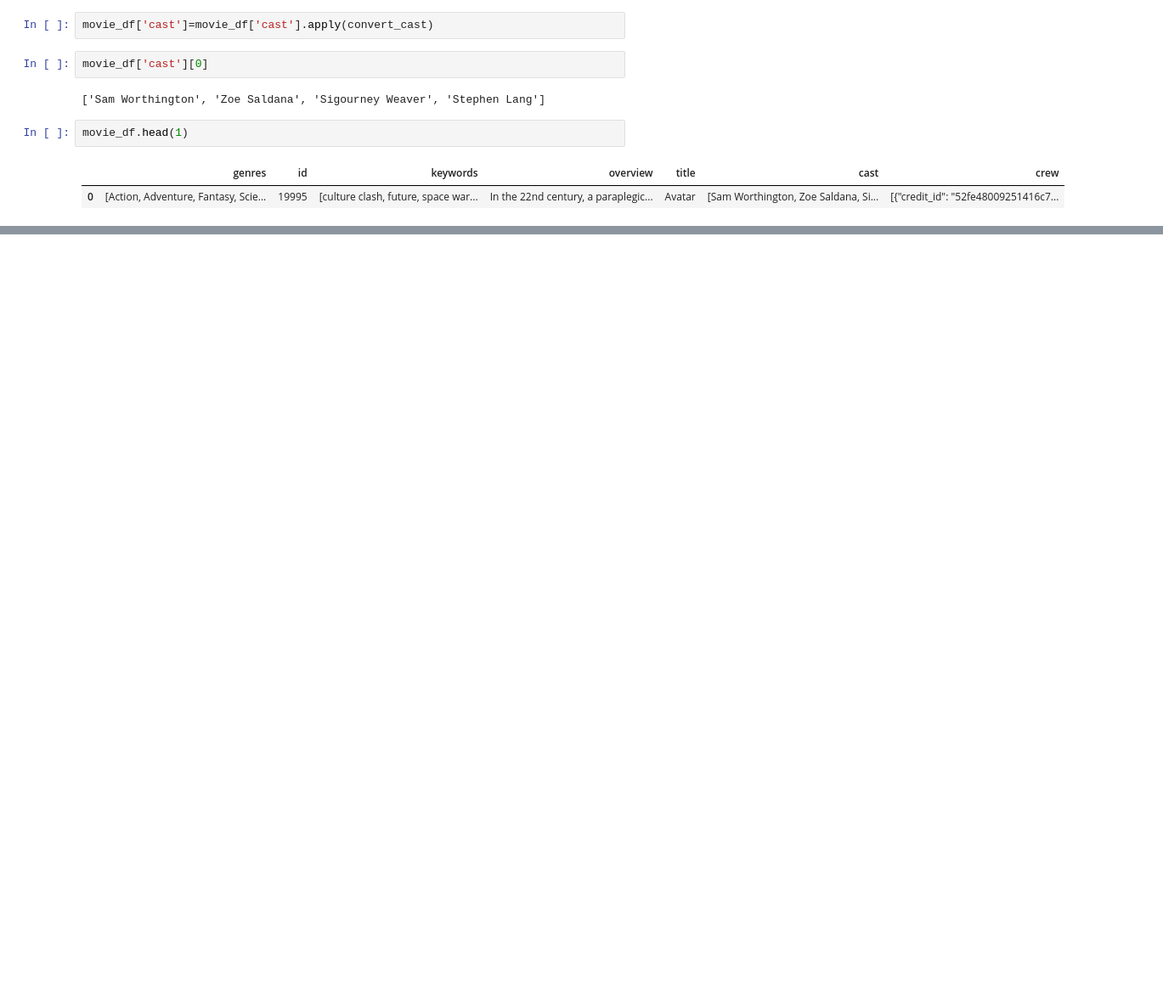
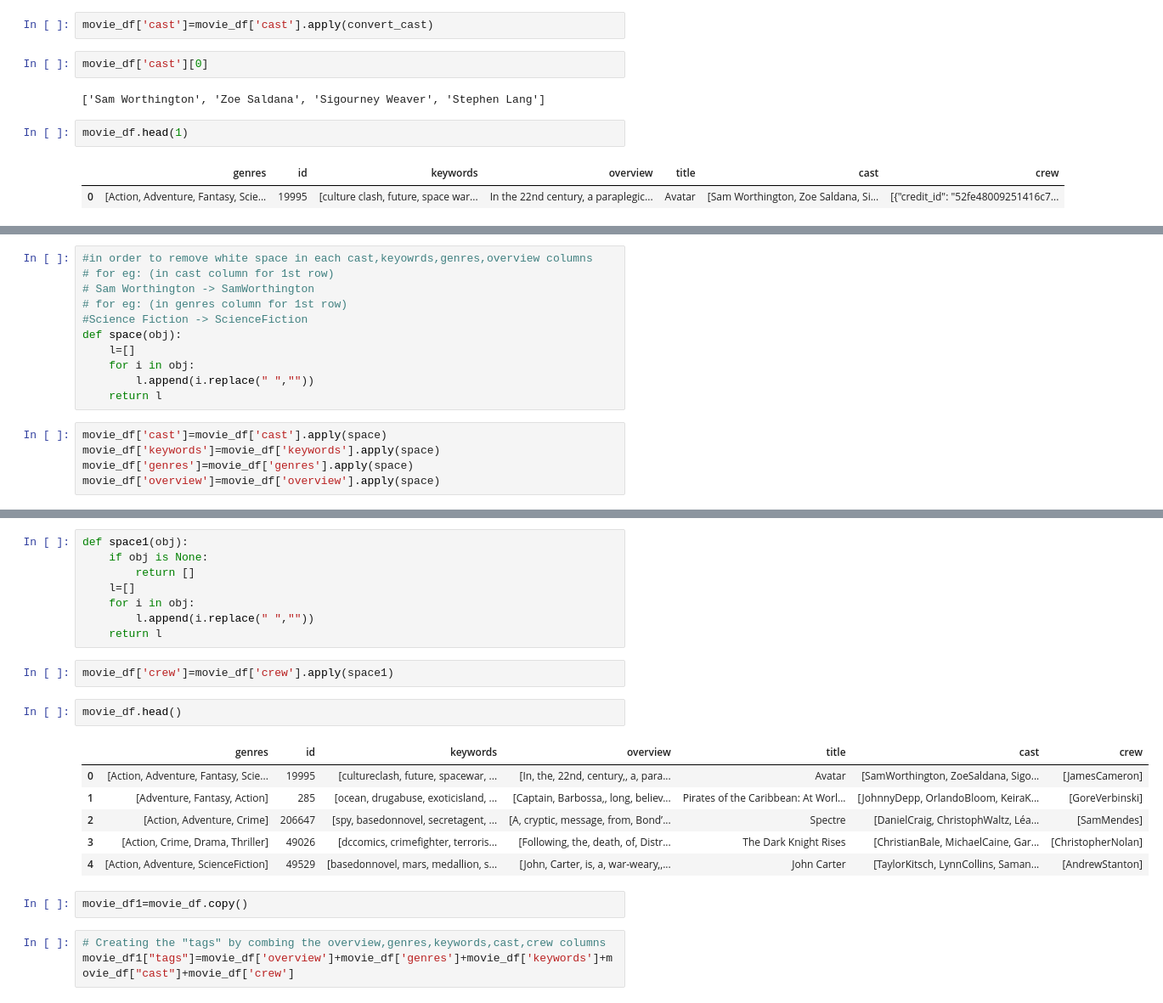
Before and after one commit to prabal-k/Movie_Recomendor_System, a Jupyter notebook: Untitled.ipynb, the cells around one changed output, grey strips where cells are left out. Shown at 85% size. Saved outputs shown, nothing was run; the diff lists cells and outputs as text; blank space fills up the shorter version.

```diff
--- a/Untitled.ipynb
+++ b/Untitled.ipynb
@@ -219,0 +258,16 @@ movie_df.head(1)
+# %%
+#in order to remove white space in each cast,keyowrds,genres,overview columns
+# for eg: (in cast column for 1st row)
+# Sam Worthington -> SamWorthington
+# for eg: (in genres column for 1st row)
+#Science Fiction -> ScienceFiction
+def space(obj):
+    l=[]
+    for i in obj:
+        l.append(i.replace(" ",""))
+    return l
+# %%
+movie_df['cast']=movie_df['cast'].apply(space)
+movie_df['keywords']=movie_df['keywords'].apply(space)
+movie_df['genres']=movie_df['genres'].apply(space)
+movie_df['overview']=movie_df['overview'].apply(space)
@@ -219,0 +280,24 @@ movie_df.head(1)
+# %%
+def space1(obj):
+    if obj is None:
+        return []
+    l=[]
+    for i in obj:
+        l.append(i.replace(" ",""))
+    return l
+# %%
+movie_df['crew']=movie_df['crew'].apply(space1)
+# %%
+movie_df.head()
+# %% [output]
+|  | genres | id | keywords | overview | title | cast | crew |
+| 0 | [Action, Adventure, Fantasy, Scie... | 19995 | [cultureclash, future, spacewar, ... | [In, the, 22nd, century,, a, para... | Avatar | [SamWorthington, ZoeSaldana, Sigo... | [JamesCameron] |
+| 1 | [Adventure, Fantasy, Action] | 285 | [ocean, drugabuse, exoticisland, ... | [Captain, Barbossa,, long, believ... | Pirates of the Caribbean: At Worl... | [JohnnyDepp, OrlandoBloom, KeiraK... | [GoreVerbinski] |
+| 2 | [Action, Adventure, Crime] | 206647 | [spy, basedonnovel, secretagent, ... | [A, cryptic, message, from, Bond’... | Spectre | [DanielCraig, ChristophWaltz, Léa... | [SamMendes] |
+| 3 | [Action, Crime, Drama, Thriller] | 49026 | [dccomics, crimefighter, terroris... | [Following, the, death, of, Distr... | The Dark Knight Rises | [ChristianBale, MichaelCaine, Gar... | [ChristopherNolan] |
+| 4 | [Action, Adventure, ScienceFiction] | 49529 | [basedonnovel, mars, medallion, s... | [John, Carter, is, a, war-weary,,... | John Carter | [TaylorKitsch, LynnCollins, Saman... | [AndrewStanton] |
+# %%
+movie_df1=movie_df.copy()
+# %%
+# Creating the "tags" by combing the overview,genres,keywords,cast,crew columns
+movie_df1["tags"]=movie_df['overview']+movie_df['genres']+movie_df['keywords']+movie_df["cast"]+movie_df['crew']
```
Also changed, not shown: parts of 30 cells of this notebook.
